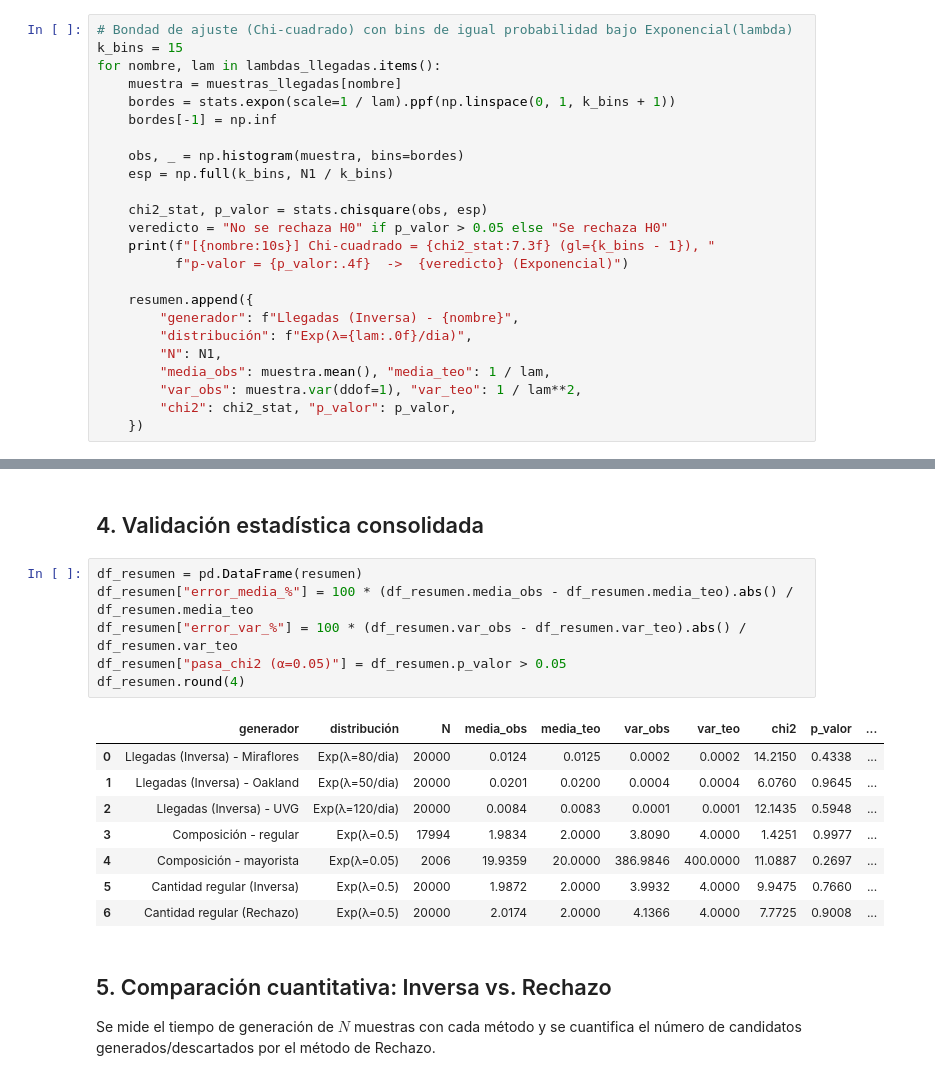
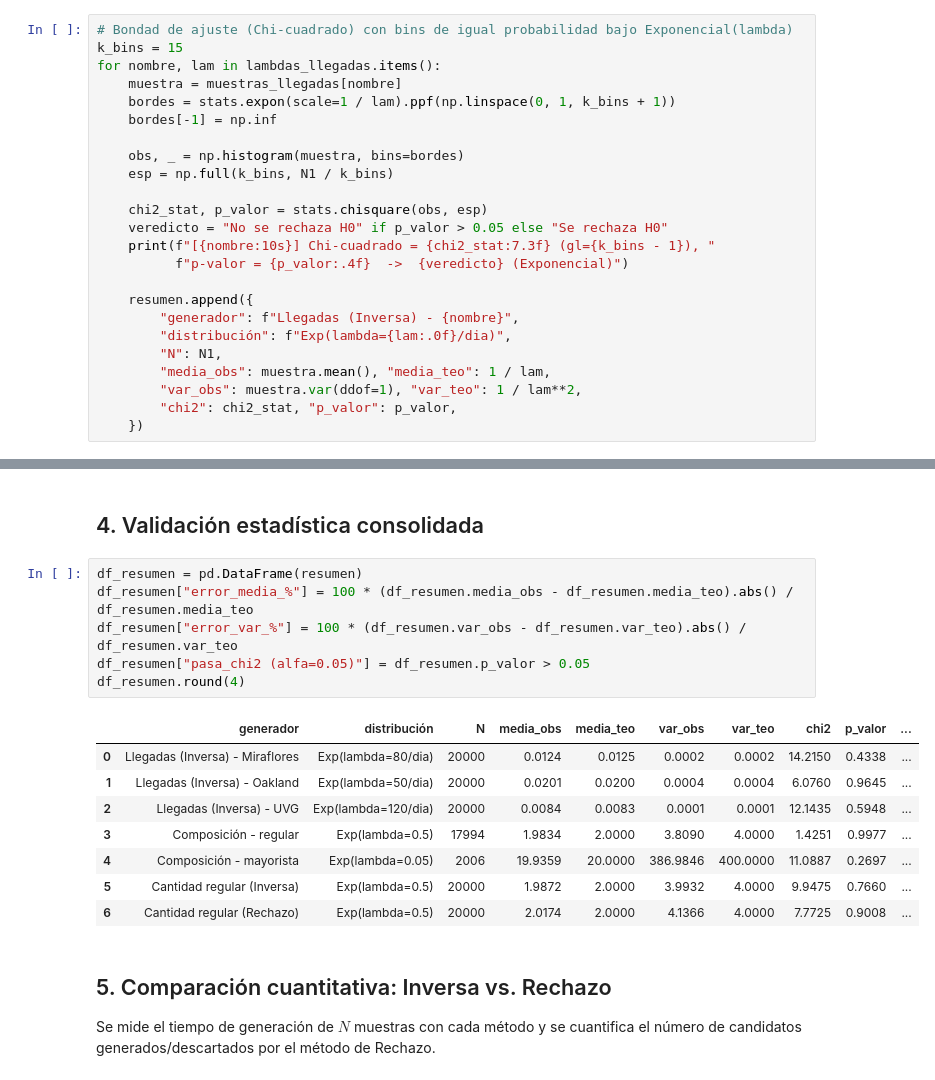
Before and after one commit to PeDro0210AVI/Project-1-Simulation, a Jupyter notebook: notebooks/generadores.ipynb, the cells around one changed output, grey strips where cells are left out. Cells and saved outputs as stored; diff of their text form.

```diff
--- a/notebooks/generadores.ipynb
+++ b/notebooks/generadores.ipynb
@@ -72,7 +62,7 @@ for nombre, lam in lambdas_llegadas.items():
 
     resumen.append({
         "generador": f"Llegadas (Inversa) - {nombre}",
-        "distribución": f"Exp(λ={lam:.0f}/dia)",
+        "distribución": f"Exp(lambda={lam:.0f}/dia)",
         "N": N1,
         "media_obs": muestra.mean(), "media_teo": 1 / lam,
         "var_obs": muestra.var(ddof=1), "var_teo": 1 / lam**2,
@@ -268,18 +258,18 @@ plt.show()
 # %%
 df_resumen = pd.DataFrame(resumen)
 df_resumen["error_media_%"] = 100 * (df_resumen.media_obs - df_resumen.media_teo).abs() / df_resumen.media_teo
 df_resumen["error_var_%"] = 100 * (df_resumen.var_obs - df_resumen.var_teo).abs() / df_resumen.var_teo
-df_resumen["pasa_chi2 (α=0.05)"] = df_resumen.p_valor > 0.05
+df_resumen["pasa_chi2 (alfa=0.05)"] = df_resumen.p_valor > 0.05
 df_resumen.round(4)
 # %% [output]
 |  | generador | distribución | N | media_obs | media_teo | var_obs | var_teo | chi2 | p_valor | ... |
-| 0 | Llegadas (Inversa) - Miraflores | Exp(λ=80/dia) | 20000 | 0.0124 | 0.0125 | 0.0002 | 0.0002 | 14.2150 | 0.4338 | ... |
-| 1 | Llegadas (Inversa) - Oakland | Exp(λ=50/dia) | 20000 | 0.0201 | 0.0200 | 0.0004 | 0.0004 | 6.0760 | 0.9645 | ... |
-| 2 | Llegadas (Inversa) - UVG | Exp(λ=120/dia) | 20000 | 0.0084 | 0.0083 | 0.0001 | 0.0001 | 12.1435 | 0.5948 | ... |
-| 3 | Composición - regular | Exp(λ=0.5) | 17994 | 1.9834 | 2.0000 | 3.8090 | 4.0000 | 1.4251 | 0.9977 | ... |
-| 4 | Composición - mayorista | Exp(λ=0.05) | 2006 | 19.9359 | 20.0000 | 386.9846 | 400.0000 | 11.0887 | 0.2697 | ... |
-| 5 | Cantidad regular (Inversa) | Exp(λ=0.5) | 20000 | 1.9872 | 2.0000 | 3.9932 | 4.0000 | 9.9475 | 0.7660 | ... |
-| 6 | Cantidad regular (Rechazo) | Exp(λ=0.5) | 20000 | 2.0174 | 2.0000 | 4.1366 | 4.0000 | 7.7725 | 0.9008 | ... |
+| 0 | Llegadas (Inversa) - Miraflores | Exp(lambda=80/dia) | 20000 | 0.0124 | 0.0125 | 0.0002 | 0.0002 | 14.2150 | 0.4338 | ... |
+| 1 | Llegadas (Inversa) - Oakland | Exp(lambda=50/dia) | 20000 | 0.0201 | 0.0200 | 0.0004 | 0.0004 | 6.0760 | 0.9645 | ... |
+| 2 | Llegadas (Inversa) - UVG | Exp(lambda=120/dia) | 20000 | 0.0084 | 0.0083 | 0.0001 | 0.0001 | 12.1435 | 0.5948 | ... |
+| 3 | Composición - regular | Exp(lambda=0.5) | 17994 | 1.9834 | 2.0000 | 3.8090 | 4.0000 | 1.4251 | 0.9977 | ... |
+| 4 | Composición - mayorista | Exp(lambda=0.05) | 2006 | 19.9359 | 20.0000 | 386.9846 | 400.0000 | 11.0887 | 0.2697 | ... |
+| 5 | Cantidad regular (Inversa) | Exp(lambda=0.5) | 20000 | 1.9872 | 2.0000 | 3.9932 | 4.0000 | 9.9475 | 0.7660 | ... |
+| 6 | Cantidad regular (Rechazo) | Exp(lambda=0.5) | 20000 | 2.0174 | 2.0000 | 4.1366 | 4.0000 | 7.7725 | 0.9008 | ... |
 # %% [markdown]
 ## 5. Comparación cuantitativa: Inversa vs. Rechazo
 
```
Also changed, not shown: parts of 11 cells of this notebook.
